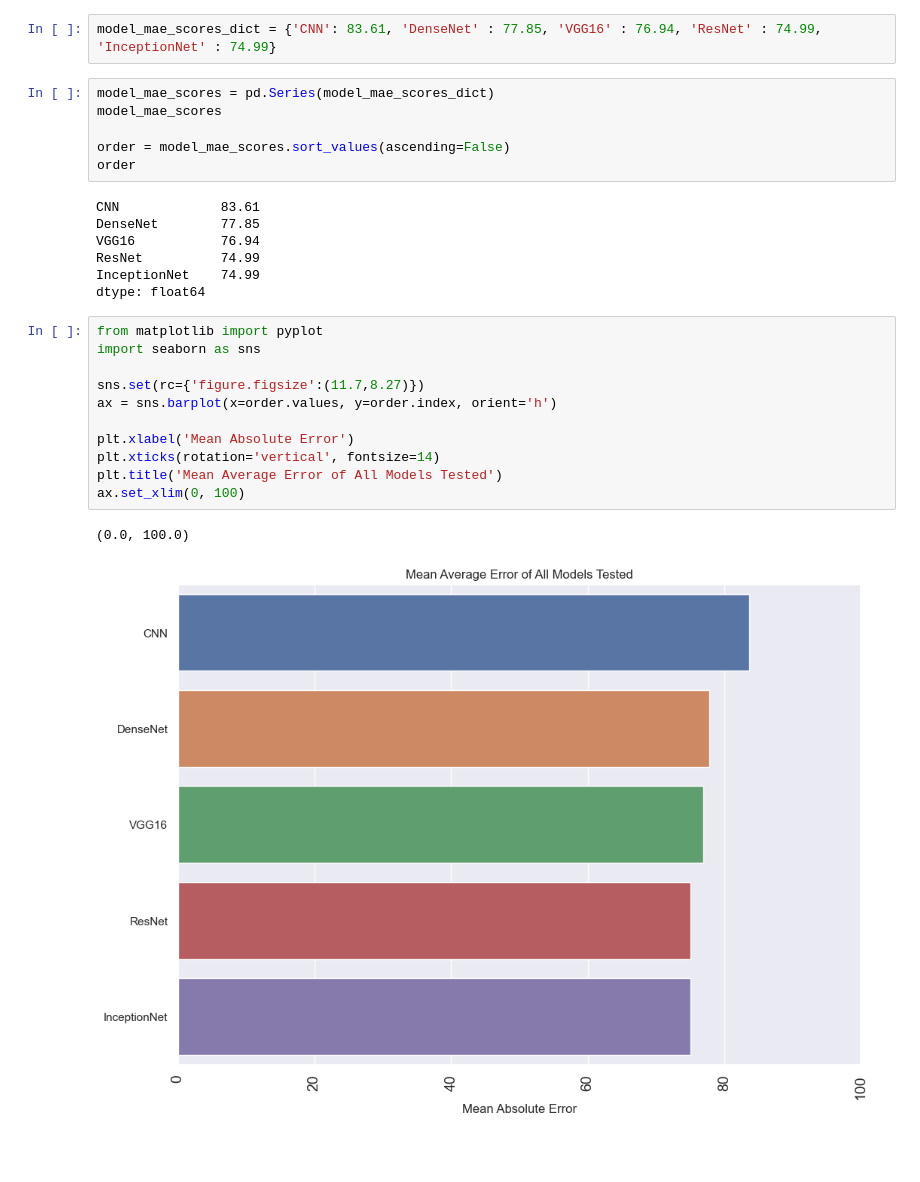
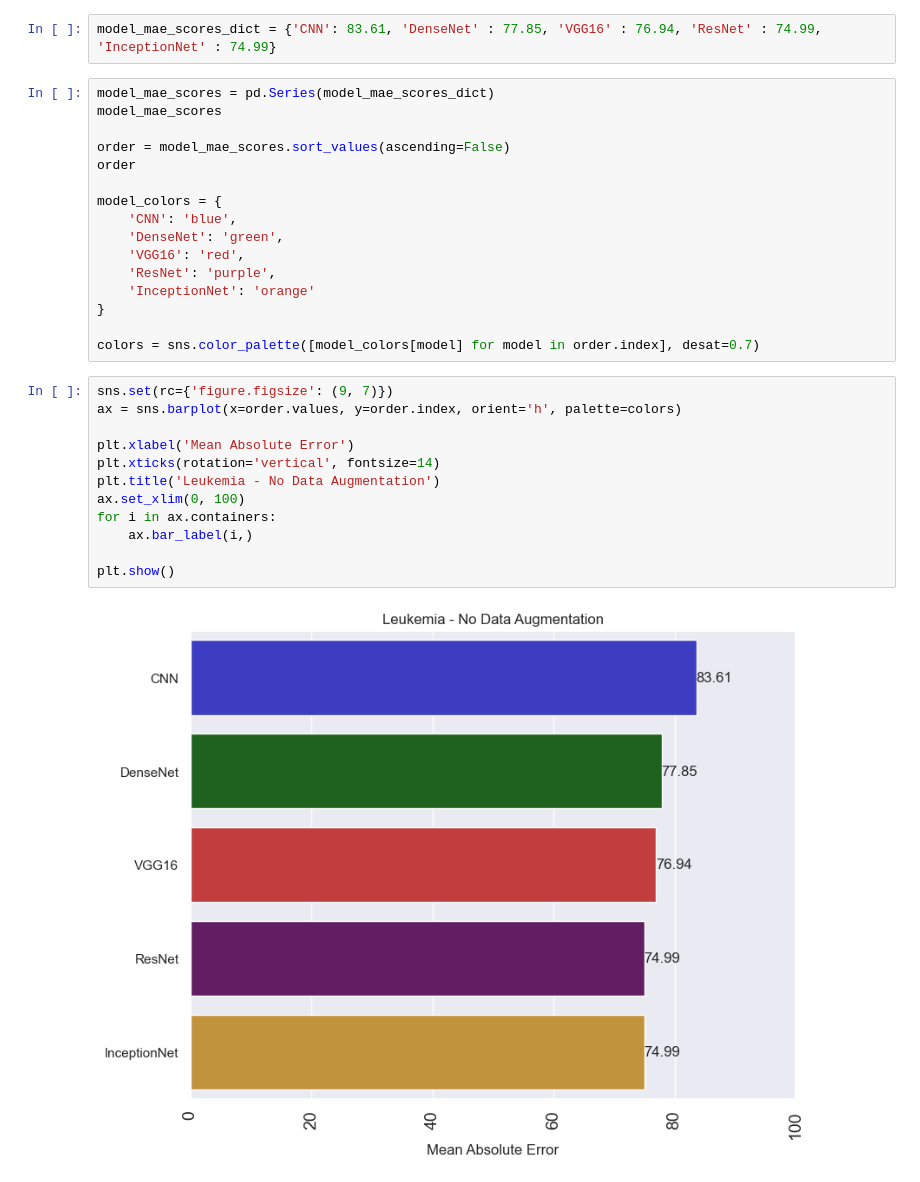
Before and after one commit to kfurtado2171/ML-Leukemia-Detection, a Jupyter notebook: leukemia-detection-model-comparison.ipynb, the cells around one changed output. Cells and saved outputs as stored; diff of their text form; blank space fills up the shorter version.

```diff
--- a/leukemia-detection-model-comparison.ipynb
+++ b/leukemia-detection-model-comparison.ipynb
@@ -1285,24 +1285,27 @@ model_mae_scores
 
 order = model_mae_scores.sort_values(ascending=False)
 order
+
+model_colors = {
+    'CNN': 'blue',
+    'DenseNet': 'green',
+    'VGG16': 'red',
+    'ResNet': 'purple',
+    'InceptionNet': 'orange'
+}
+
+colors = sns.color_palette([model_colors[model] for model in order.index], desat=0.7)
-# %% [output]
-CNN             83.61
-DenseNet        77.85
-VGG16           76.94
-ResNet          74.99
-InceptionNet    74.99
-dtype: float64
 # %%
-from matplotlib import pyplot
-import seaborn as sns
-
-sns.set(rc={'figure.figsize':(11.7,8.27)})
-ax = sns.barplot(x=order.values, y=order.index, orient='h')
+sns.set(rc={'figure.figsize': (9, 7)})
+ax = sns.barplot(x=order.values, y=order.index, orient='h', palette=colors)
 
 plt.xlabel('Mean Absolute Error')
 plt.xticks(rotation='vertical', fontsize=14)
-plt.title('Mean Average Error of All Models Tested')
+plt.title('Leukemia - No Data Augmentation')
 ax.set_xlim(0, 100)
+for i in ax.containers:
+    ax.bar_label(i,)
+
+plt.show()
 # %% [output]
-(0.0, 100.0)
-[figure, old version]
+[figure, new version]
```
